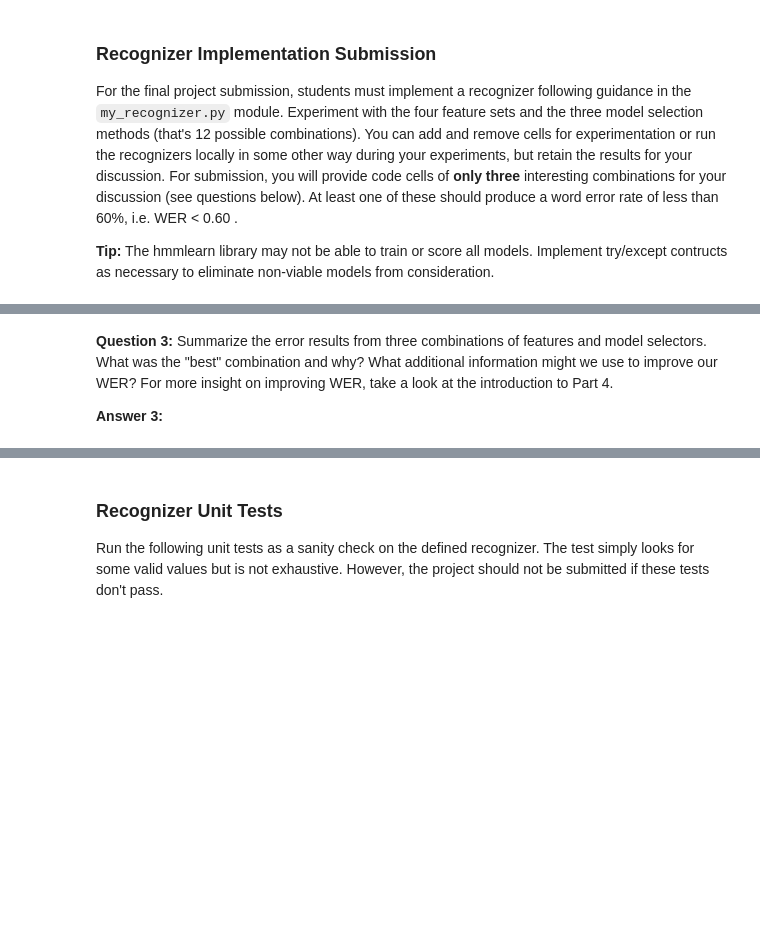
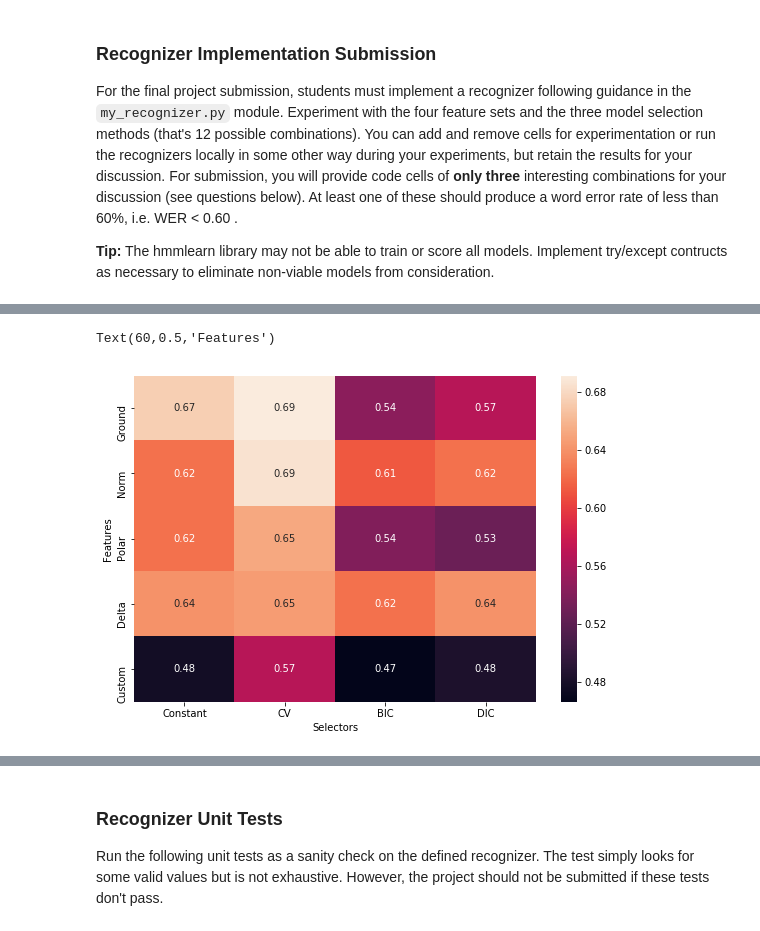
Before and after one commit to estebarb/AIND-Recognizer, a Jupyter notebook: asl_recognizer.ipynb, the cells around one changed output, grey strips where cells are left out. Cells and saved outputs as stored; diff of their text form; code cells hidden in the pictures; blank space fills up the shorter version.

```diff
--- a/asl_recognizer.ipynb
+++ b/asl_recognizer.ipynb
@@ -668,6 +704,6 @@ Video  Recognized                                                    Correct
 # %%
 # TODO Choose a feature set and model selector
-features = features_polar # change as needed
+features = features_custom # change as needed
 model_selector = SelectorDIC # change as needed
 
 # TODO Recognize the test set and display the result with the show_errors method
@@ -696,10 +731,0 @@ Video  Recognized                                                    Correct
-# %%
-# TODO Choose a feature set and model selector
-features = features_ground # change as needed
-model_selector = SelectorDIC # change as needed
-
-# TODO Recognize the test set and display the result with the show_errors method
-models = train_all_words(features, model_selector)
-test_set = asl.build_test(features)
-probabilities, guesses = recognize(models, test_set)
-show_errors(guesses, test_set)
@@ -725,18 +733,18 @@ Video  Recognized                                                    Correct
 %autoreload 2
 
 all_features = [
-    #('features_ground', features_ground),
-    #('features_norm', features_norm),
-    #('features_polar', features_polar),
-    #('features_delta', features_delta),
-    ('features_custom', features_custom)
+    ('Ground', features_ground),
+    ('Norm', features_norm),
+    ('Polar', features_polar),
+    ('Delta', features_delta),
+    ('Custom', features_custom),
 ]
 
 all_selectors = [
-    ('SelectorConstant', SelectorConstant),
-    ('SelectorCV', SelectorCV),
-    ('SelectorBIC', SelectorBIC),
-    ('SelectorDIC', SelectorDIC),
+    ('Constant', SelectorConstant),
+    ('CV', SelectorCV),
+    ('BIC', SelectorBIC),
+    ('DIC', SelectorDIC),
 ]
 
 calculated_wer = []
@@ -834,15 +802,14 @@ for feature_name, features in all_features:
 # %%
 # TODO Choose a feature set and model selector
 # TODO Recognize the test set and display the result with the show_errors method
 import seaborn as sns
 f, ax = plt.subplots(figsize=(9, 6))
 sns.heatmap(calculated_wer,
             annot=True,
-            xticklabels=[n[len("Selector"):] for n, _ in all_selectors],
-            yticklabels=[n[len("features_"):] for n, _ in all_features])
+            xticklabels=[n for n, _ in all_selectors],
+            yticklabels=[n for n, _ in all_features])
 plt.xlabel("Selectors")
 plt.ylabel("Features")
+# %% [output]
+Text(60,0.5,'Features')
+[figure, added]
-# %% [markdown]
-**Question 3:**  Summarize the error results from three combinations of features and model selectors.  What was the "best" combination and why?  What additional information might we use to improve our WER?  For more insight on improving WER, take a look at the introduction to Part 4.
-
-**Answer 3:**
```
Also changed, not shown: parts of 23 cells of this notebook, 1 other file.
